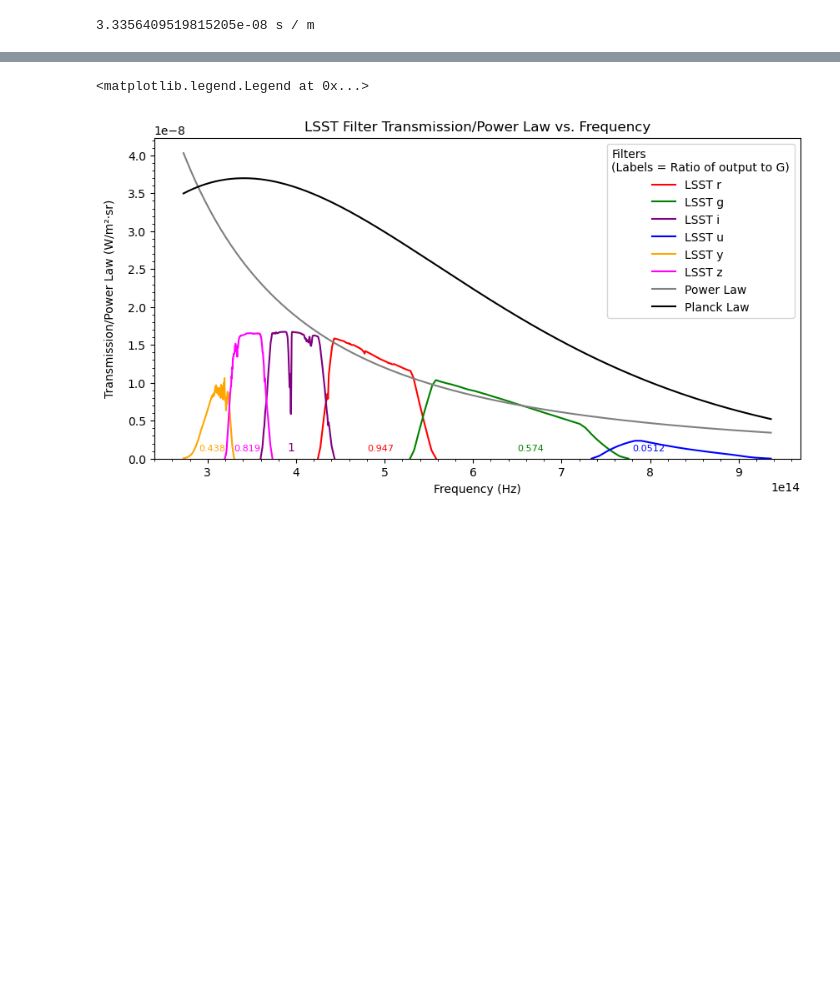
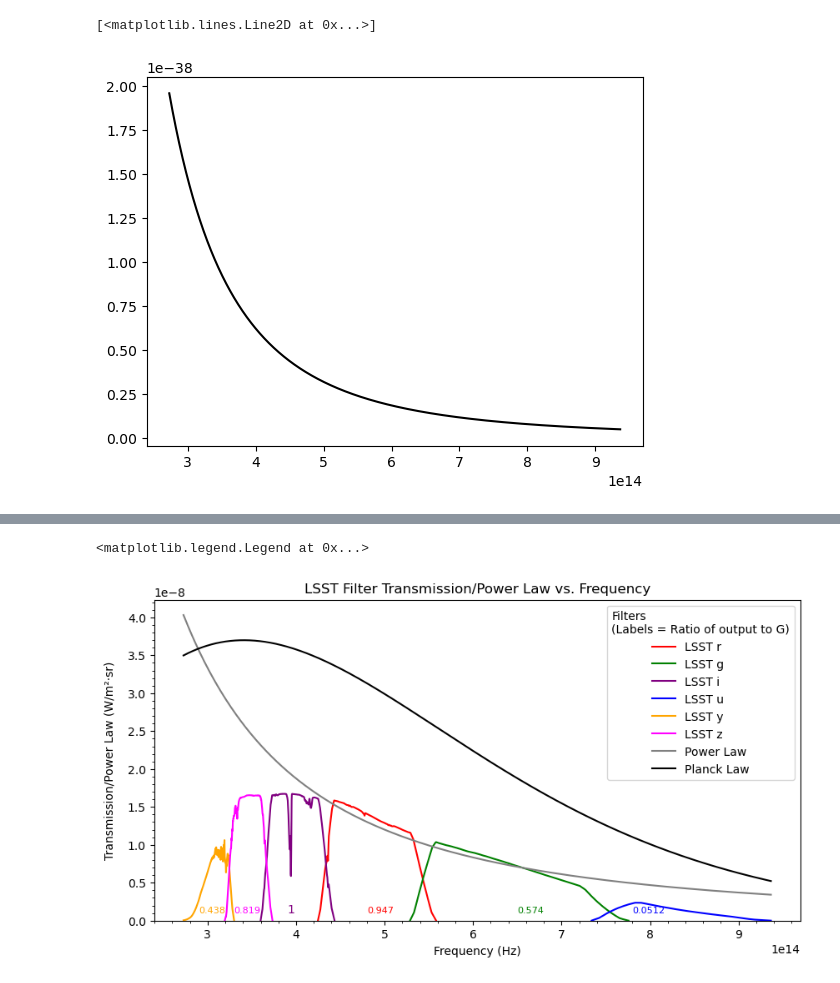
Before and after one commit to varunprit/Coding, a Jupyter notebook: mcfacts/LSST_eff.ipynb, the cells around one changed output, grey strips where cells are left out. Drawn from its saved outputs; the diff is of its cells as text; code cells hidden in the pictures; blank space fills up the shorter version.

Commit message:
wien working

```diff
--- a/mcfacts/LSST_eff.ipynb
+++ b/mcfacts/LSST_eff.ipynb
@@ -9,13 +9,13 @@ import matplotlib.pyplot as plt
 t = 5800 #Temp of sun for now can change for what we are looking at
 rad = 6.96e8 #Radius of sun in meters for now will change to bh later
 d = 1.5e11 #distance from earth to sun in meters
-h = h #Planck constant
+h = h.value #Planck constant
 c = c.value #speed of light
-k = k_B #Boltzmann constant
+k = k_B.value #Boltzmann constant
 m_p = m_p.value #proton mass
 pi = np.pi #Pi constant
-v_fs = 10 #velocity of forward shock (used in Beta)
-dens = 1e-16 #density of agn disk
+v_fs = 0.1 * c #velocity of forward shock (used in Beta)
+dens = 10e-15 #density of agn disk
 
 
 
@@ -139,18 +139,15 @@ t_low_v = 10**4 * ((b_fs/0.02)**0.5)*((dens/1e-16)**0.25)
 #temp to use in wien when 0.03< b < 1
 n = dens/m_p #density of AGN over proton mass
 
-t_mid = 0.975 + 1.75 * ((b_fs/0.1) **0.5) + (0.26-0.08*((b_fs/0.1) **0.5)) * np.log10(n/(10**15))
+t_mid = 0.975 + 1.75 * ((b_fs/0.1) **0.5) + ((0.26-0.08*((b_fs/0.1) **0.5)) * np.log10(n/(10**15)))
 
 #for when b is greater than 0.03 but less than 1 use wien
-def wien(filter, T = t_mid):
-    return ((2 * h * (filter**3)) / (c**2)) * np.exp(-((h * filter)/(k * T)))
-
-wien_r = wien(r_freq)
-wien_g = wien(g_freq)
-wien_i = wien(i_freq)
-wien_u = wien(u_freq)
-wien_y = wien(y_freq)
-wien_z = wien(z_freq)
+wien_r = ((2 * h * (r_filter**3)) / (c**2)) * np.exp(-((h * r_filter)/(k * t_mid)))
+wien_g = ((2 * h * (g_filter**3)) / (c**2)) * np.exp(-((h * g_filter)/(k * t_mid)))
+wien_i = ((2 * h * (i_filter**3)) / (c**2)) * np.exp(-((h * i_filter)/(k * t_mid)))
+wien_u = ((2 * h * (u_filter**3)) / (c**2)) * np.exp(-((h * u_filter)/(k * t_mid)))
+wien_y = ((2 * h * (y_filter**3)) / (c**2)) * np.exp(-((h * y_filter)/(k * t_mid)))
+wien_z = ((2 * h * (z_filter**3)) / (c**2)) * np.exp(-((h * z_filter)/(k * t_mid)))
 
 wien_freq = np.concatenate((wien_r, wien_g, wien_i, wien_u, wien_y, wien_z)) #combining all the wien values
 wien_total = (wien_freq[total_index])  # sorting the wien values
@@ -160,5 +157,6 @@ wien_total = (wien_freq[total_index])  # sorting the wien values
 t_high = (gamma_sf_f*5e3)/k
 
 
-print(t_low_v)
+print(t_mid)
+print(wien_r)
 # %% [output]
@@ -166,3 +176,6 @@ print(t_low_v)
 # %%
+
+plt.plot(sorted_freq, wien_total, color='black', label="Wien's Law")
 # %% [output]
-3.3356409519815205e-08 s / m
+[<matplotlib.lines.Line2D at 0x...>]
+[figure, added]
```
Also changed, not shown: parts of 2 cells of this notebook.
